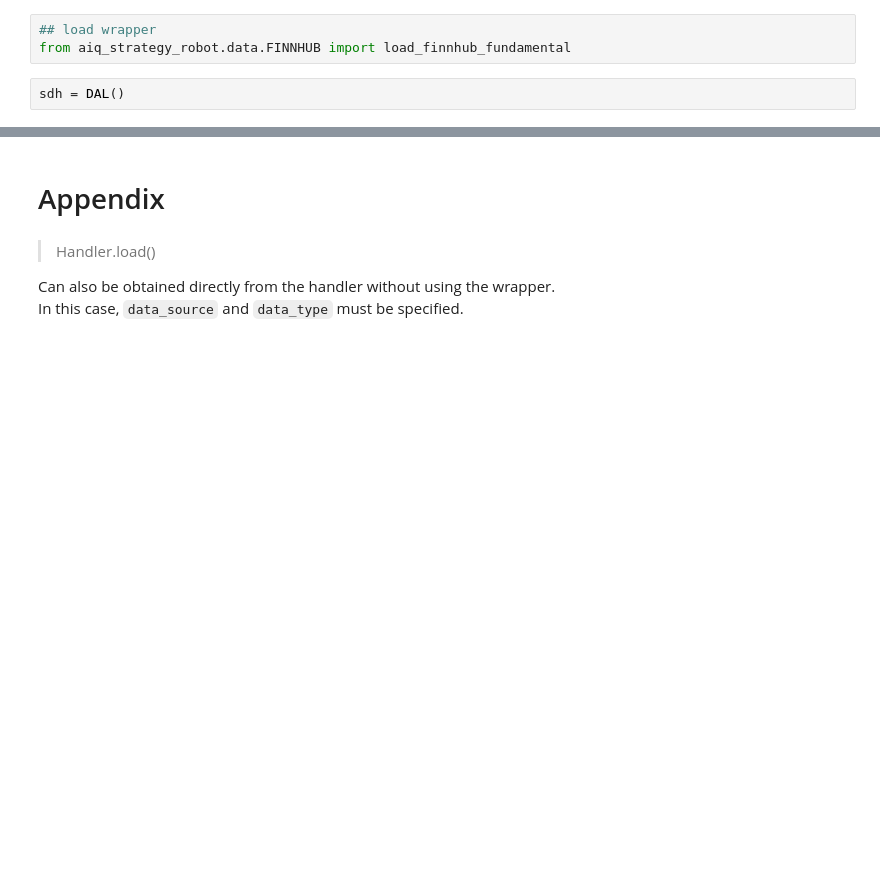
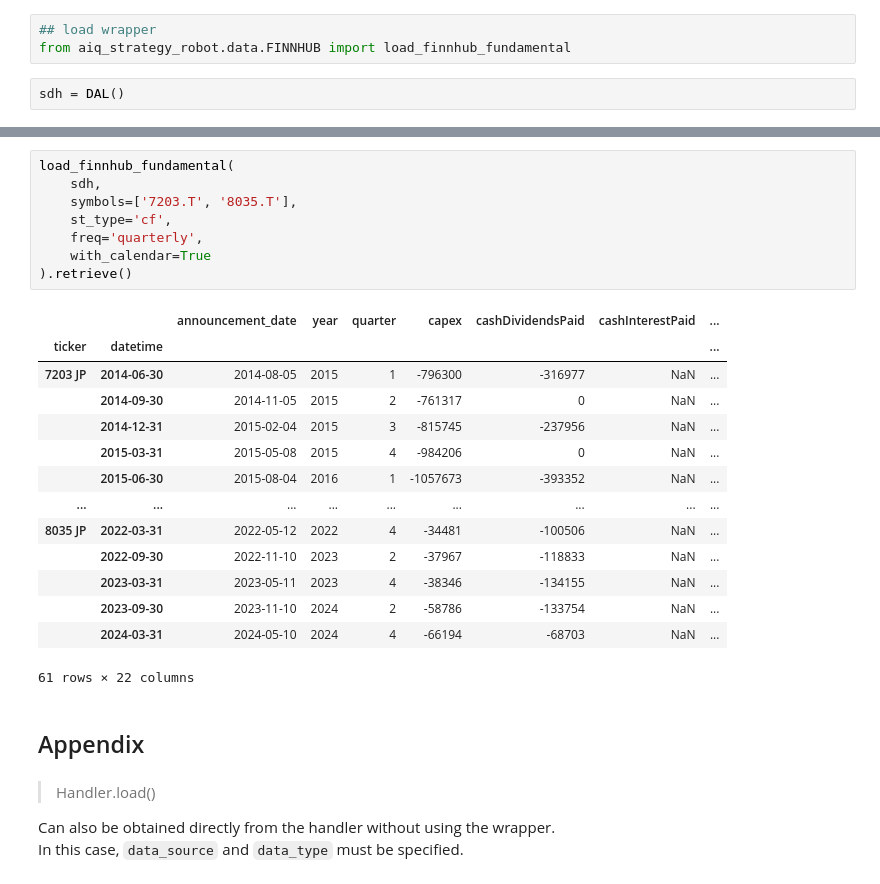
Before and after one commit to aiqindex/sample_notebooks, a Jupyter notebook: load_finnhub_financials.ipynb, the cells around one changed output, grey strips where cells are left out. Saved outputs shown, nothing was run; the diff lists cells and outputs as text; blank space fills up the shorter version.

Commit message:
modify finnhub samples

```diff
--- a/load_finnhub_financials.ipynb
+++ b/load_finnhub_financials.ipynb
@@ -106,8 +106,31 @@ load_finnhub_fundamental(
 |  | 2023-09-30 | 2023-10-26 | 2023 | 3 | 75022 | 10558 | 0.94000 | ... |
 |  | 2023-12-31 | 2024-02-01 | 2023 | 4 | 92553 | 10612 | 1.00113 | ... |
 |  | 2024-03-31 | 2024-04-30 | 2024 | 1 | 72633 | 10670 | 0.97760 | ... |
+# %%
+load_finnhub_fundamental(
+    sdh,
+    symbols=['7203.T', '8035.T'],
+    st_type='cf',
+    freq='quarterly',
+    with_calendar=True
+).retrieve()
+# %% [output]
+|  |  | announcement_date | year | quarter | capex | cashDividendsPaid | cashInterestPaid | ... |
+| ticker | datetime |  |  |  |  |  |  | ... |
+| 7203 JP | 2014-06-30 | 2014-08-05 | 2015 | 1 | -796300 | -316977 | NaN | ... |
+|  | 2014-09-30 | 2014-11-05 | 2015 | 2 | -761317 | 0 | NaN | ... |
+|  | 2014-12-31 | 2015-02-04 | 2015 | 3 | -815745 | -237956 | NaN | ... |
+|  | 2015-03-31 | 2015-05-08 | 2015 | 4 | -984206 | 0 | NaN | ... |
+|  | 2015-06-30 | 2015-08-04 | 2016 | 1 | -1057673 | -393352 | NaN | ... |
+| ... | ... | ... | ... | ... | ... | ... | ... | ... |
+| 8035 JP | 2022-03-31 | 2022-05-12 | 2022 | 4 | -34481 | -100506 | NaN | ... |
+|  | 2022-09-30 | 2022-11-10 | 2023 | 2 | -37967 | -118833 | NaN | ... |
+|  | 2023-03-31 | 2023-05-11 | 2023 | 4 | -38346 | -134155 | NaN | ... |
+|  | 2023-09-30 | 2023-11-10 | 2024 | 2 | -58786 | -133754 | NaN | ... |
+|  | 2024-03-31 | 2024-05-10 | 2024 | 4 | -66194 | -68703 | NaN | ... |
+61 rows × 22 columns
 # %% [markdown]
-# Appendix
+## Appendix
 # %% [markdown]
 > Handler.load()
 
```
Also changed, not shown: parts of 7 cells of this notebook.
